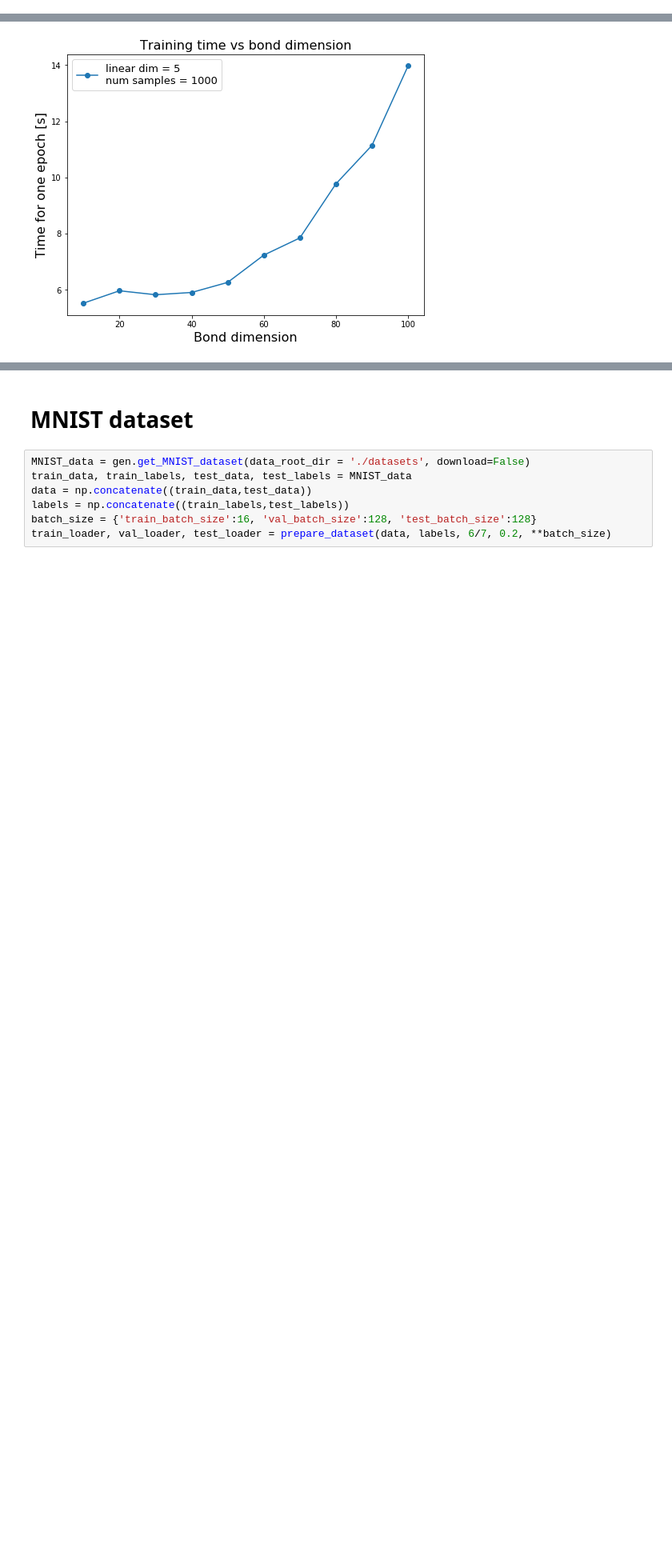
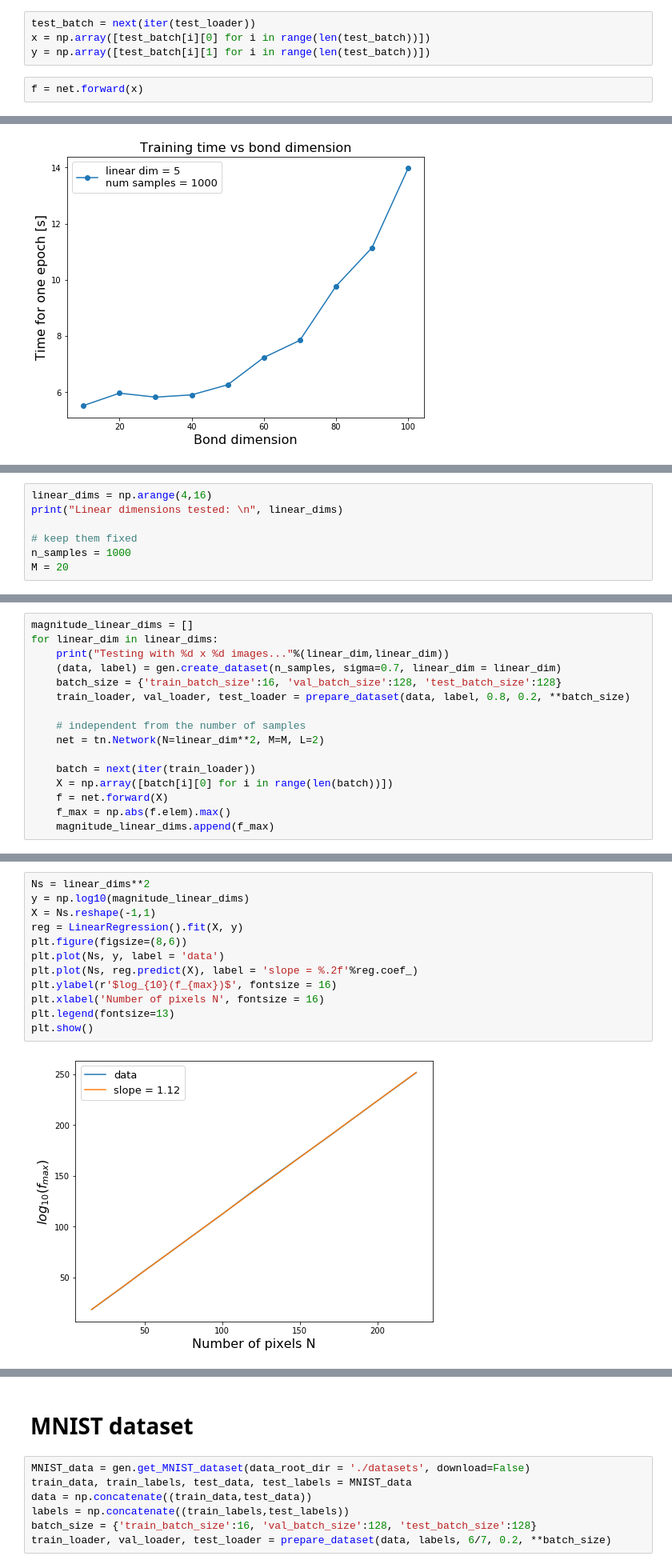
Before and after one commit to mango915/TensorNetworkForML, a Jupyter notebook: TensorNetwork/tn_test.ipynb, the cells around one changed output, grey strips where cells are left out. Shown at 80% size. Drawn from its saved outputs; the diff is of its cells as text; blank space fills up the shorter version.

```diff
--- a/TensorNetwork/tn_test.ipynb
+++ b/TensorNetwork/tn_test.ipynb
@@ -70,0 +86,6 @@ Epoch 0 - train accuracy : 0.9891 - val accuracy: 0.9875
+# %%
+test_batch = next(iter(test_loader))
+x = np.array([test_batch[i][0] for i in range(len(test_batch))])
+y = np.array([test_batch[i][1] for i in range(len(test_batch))])
+# %%
+f = net.forward(x)
@@ -290,0 +353,7 @@ plt.show()
+# %%
+linear_dims = np.arange(4,16)
+print("Linear dimensions tested: \n", linear_dims)
+
+# keep them fixed
+n_samples = 1000
+M = 20
@@ -290,0 +363,16 @@ plt.show()
+# %%
+magnitude_linear_dims = []
+for linear_dim in linear_dims:
+    print("Testing with %d x %d images..."%(linear_dim,linear_dim))
+    (data, label) = gen.create_dataset(n_samples, sigma=0.7, linear_dim = linear_dim)
+    batch_size = {'train_batch_size':16, 'val_batch_size':128, 'test_batch_size':128}
+    train_loader, val_loader, test_loader = prepare_dataset(data, label, 0.8, 0.2, **batch_size)
+
+    # independent from the number of samples
+    net = tn.Network(N=linear_dim**2, M=M, L=2)
+
+    batch = next(iter(train_loader))
+    X = np.array([batch[i][0] for i in range(len(batch))])
+    f = net.forward(X)
+    f_max = np.abs(f.elem).max()
+    magnitude_linear_dims.append(f_max)
@@ -290,0 +409,14 @@ plt.show()
+# %%
+Ns = linear_dims**2
+y = np.log10(magnitude_linear_dims)
+X = Ns.reshape(-1,1)
+reg = LinearRegression().fit(X, y)
+plt.figure(figsize=(8,6))
+plt.plot(Ns, y, label = 'data')
+plt.plot(Ns, reg.predict(X), label = 'slope = %.2f'%reg.coef_)
+plt.ylabel(r'$log_{10}(f_{max})$', fontsize = 16)
+plt.xlabel('Number of pixels N', fontsize = 16)
+plt.legend(fontsize=13)
+plt.show()
+# %% [output]
+[figure, added]
```
Also changed, not shown: parts of 51 cells of this notebook, 1 other file.
